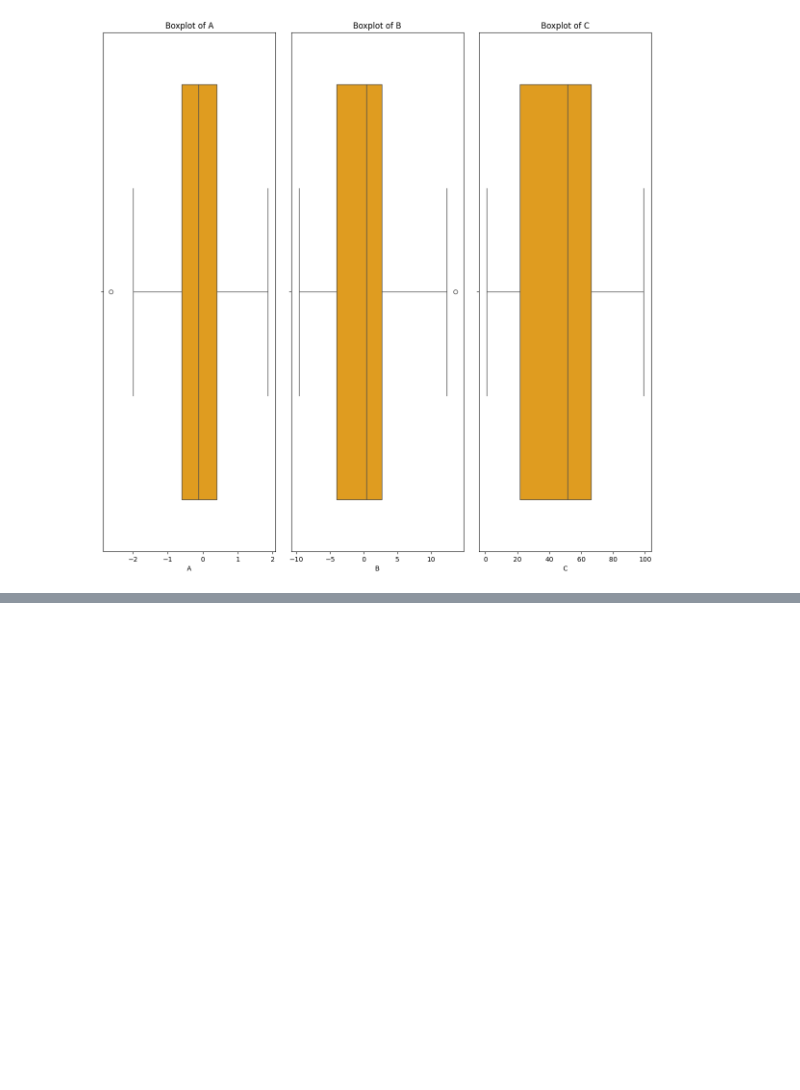
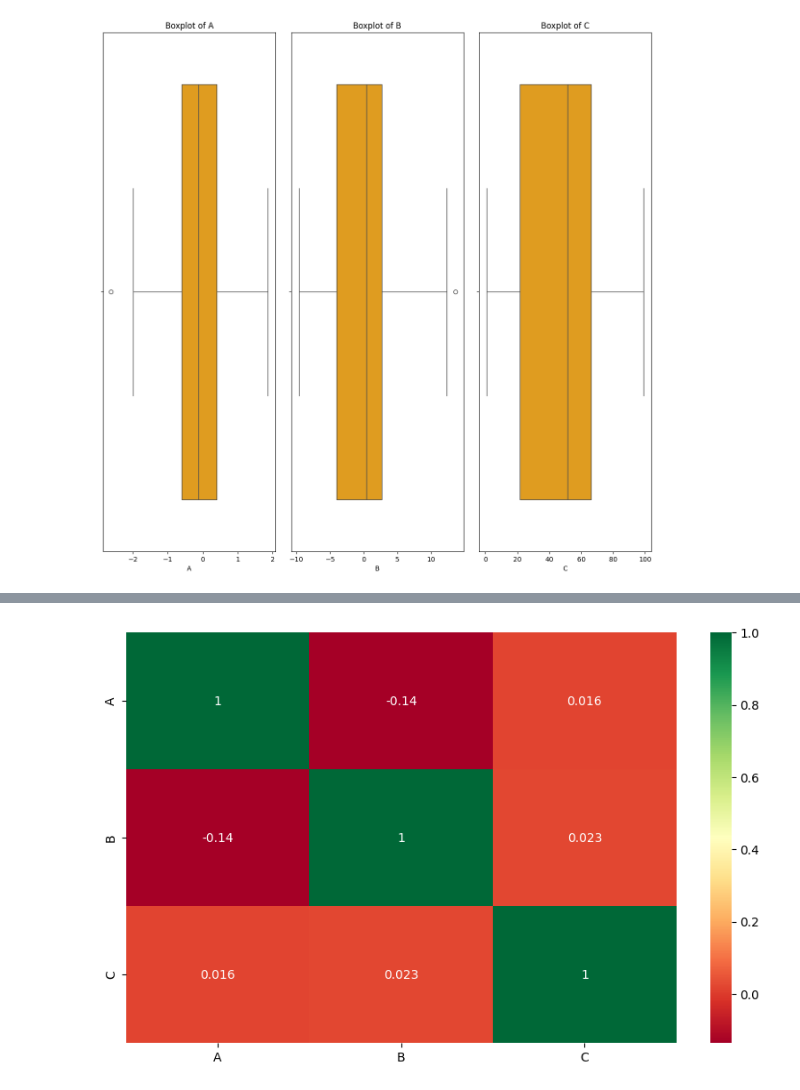
Before and after one commit to Sevinj-joy/ML_algorithm_examples, a Jupyter notebook: Clustering_/Clustering of Countries/Clustering_of_Countries.ipynb, the cells around one changed output, grey strips where cells are left out. Cells and saved outputs as stored; diff of their text form; code cells hidden in the pictures; blank space fills up the shorter version.

```diff
--- a/Clustering_/Clustering of Countries/Clustering_of_Countries.ipynb
+++ b/Clustering_/Clustering of Countries/Clustering_of_Countries.ipynb
@@ -145,0 +182,7 @@ plt.show()
+# %%
+# look at the correlation between continous varibales using heat map
+plt.figure(figsize=(10,6))
+sns.heatmap(data.corr(), annot=True, cmap='RdYlGn')
+plt.show()
+# %% [output]
+[figure, added]
```
Also changed, not shown: parts of 7 cells of this notebook.
